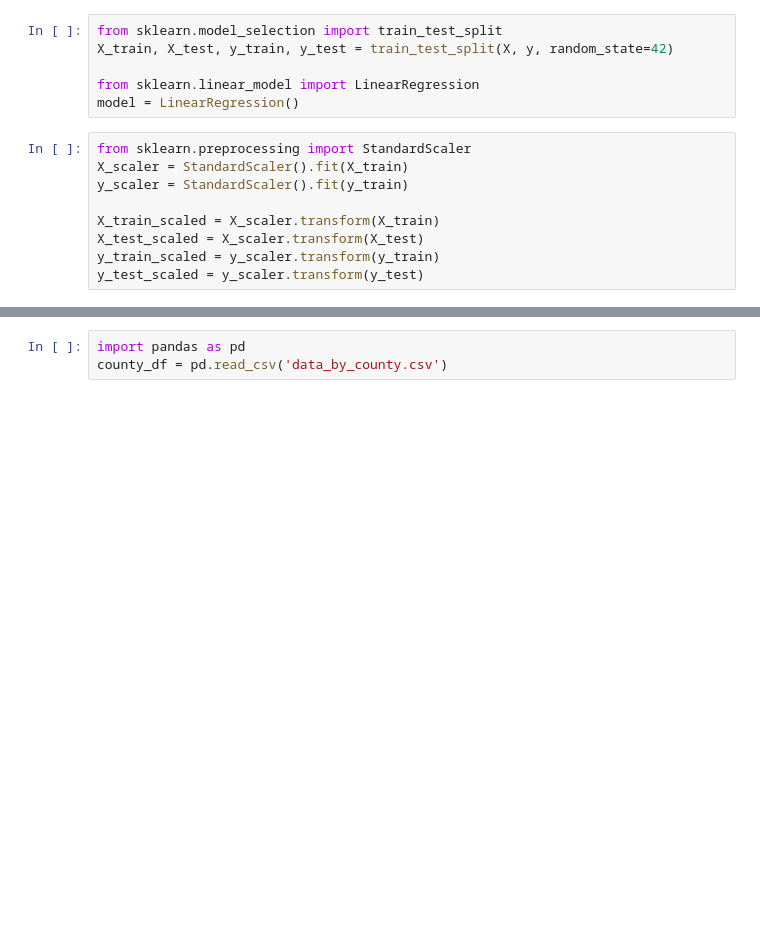
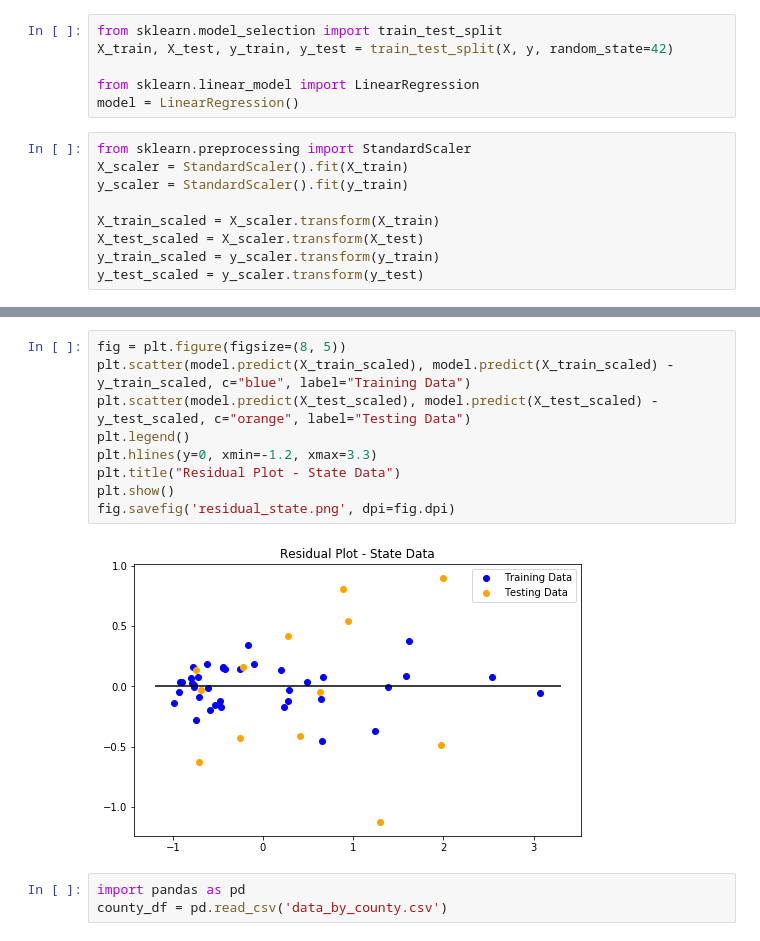
Before and after one commit to olegmrnv/shooting_in_US, a Jupyter notebook: cleaning data/ML analysis/ML_process_states.ipynb, the cells around one changed output, grey strips where cells are left out. Drawn from its saved outputs; the diff is of its cells as text; blank space fills up the shorter version.

Commit message:
added residual plots

```diff
--- a/cleaning data/ML analysis/ML_process_states.ipynb
+++ b/cleaning data/ML analysis/ML_process_states.ipynb
@@ -98,3 +98,14 @@ MSE test: 0.4365859755742295
+# %%
+fig = plt.figure(figsize=(8, 5))
+plt.scatter(model.predict(X_train_scaled), model.predict(X_train_scaled) - y_train_scaled, c="blue", label="Training Data")
+plt.scatter(model.predict(X_test_scaled), model.predict(X_test_scaled) - y_test_scaled, c="orange", label="Testing Data")
+plt.legend()
+plt.hlines(y=0, xmin=-1.2, xmax=3.3)
+plt.title("Residual Plot - State Data")
+plt.show()
+fig.savefig('residual_state.png', dpi=fig.dpi)
+# %% [output]
+[figure, added]
 # %%
 import pandas as pd
 county_df = pd.read_csv('data_by_county.csv')
```
Also changed, not shown: parts of 11 cells of this notebook, 7 other files.
